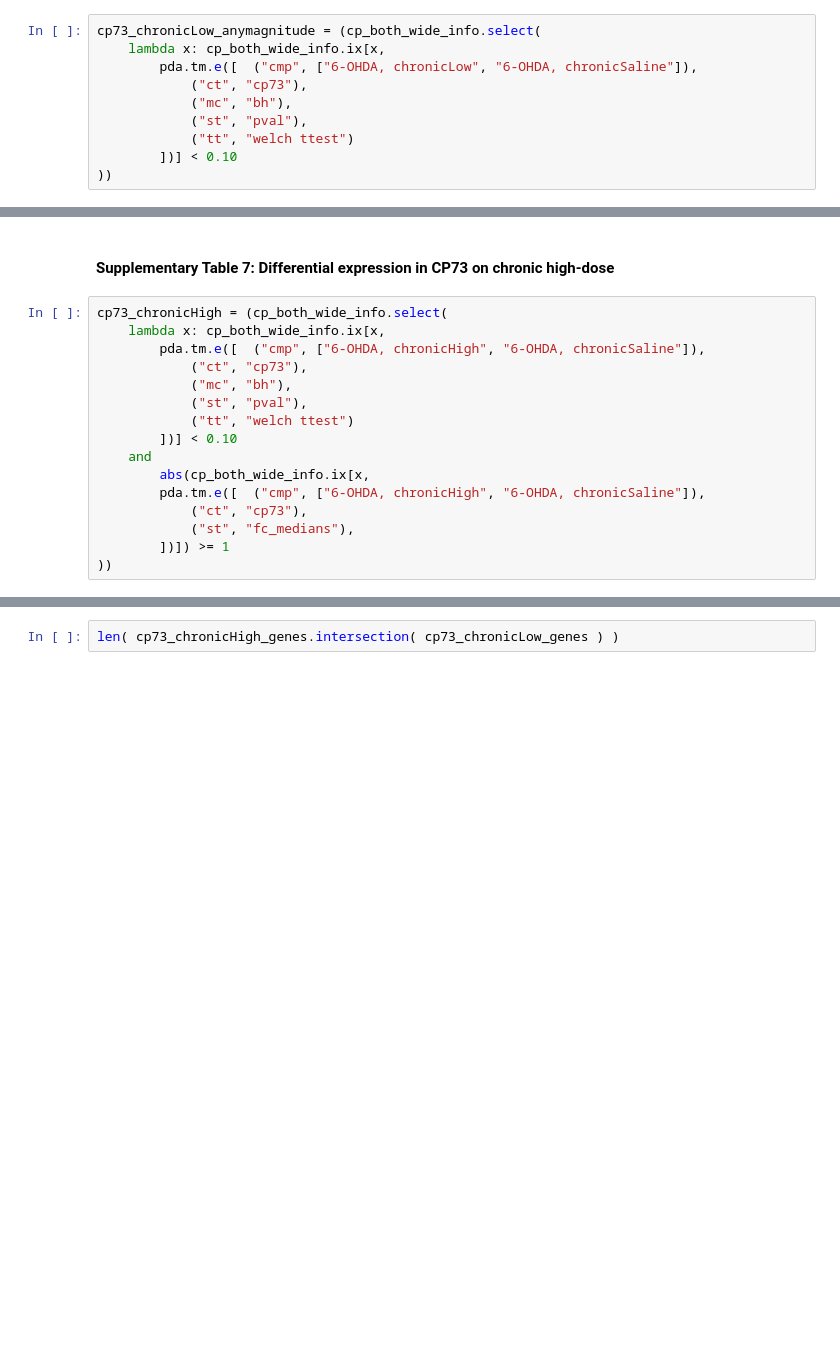
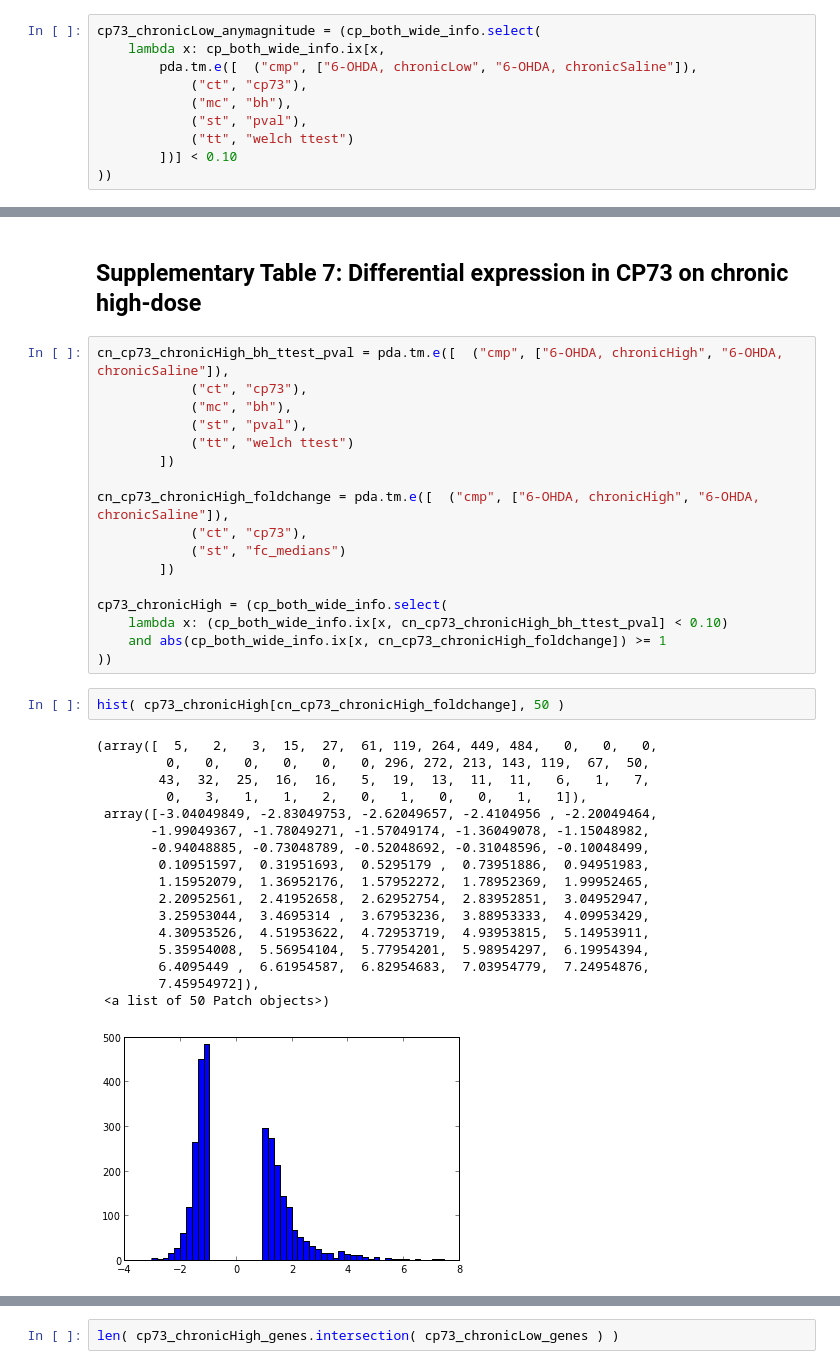
Before and after one commit to aheilbut/pdmouse, a Jupyter notebook: py/pd_supp_tables.ipynb, the cells around one changed output, grey strips where cells are left out. Saved outputs shown, nothing was run; the diff lists cells and outputs as text; blank space fills up the shorter version.

```diff
--- a/py/pd_supp_tables.ipynb
+++ b/py/pd_supp_tables.ipynb
@@ -195,18 +308,39 @@ cp73_chronicLow_anymagnitude = (cp_both_wide_info.select(
 # %% [markdown]
-#### Supplementary Table 7: Differential expression in CP73 on chronic high-dose
+## Supplementary Table 7: Differential expression in CP73 on chronic high-dose
 # %%
-cp73_chronicHigh = (cp_both_wide_info.select(
-    lambda x: cp_both_wide_info.ix[x,
-        pda.tm.e([  ("cmp", ["6-OHDA, chronicHigh", "6-OHDA, chronicSaline"]),
+cn_cp73_chronicHigh_bh_ttest_pval = pda.tm.e([  ("cmp", ["6-OHDA, chronicHigh", "6-OHDA, chronicSaline"]),
             ("ct", "cp73"),
             ("mc", "bh"),
             ("st", "pval"),
             ("tt", "welch ttest")
-        ])] < 0.10
-    and
-        abs(cp_both_wide_info.ix[x,
-        pda.tm.e([  ("cmp", ["6-OHDA, chronicHigh", "6-OHDA, chronicSaline"]),
+        ])
+
+cn_cp73_chronicHigh_foldchange = pda.tm.e([  ("cmp", ["6-OHDA, chronicHigh", "6-OHDA, chronicSaline"]),
             ("ct", "cp73"),
-            ("st", "fc_medians"),
-        ])]) >= 1
+            ("st", "fc_medians")
+        ])
+
+cp73_chronicHigh = (cp_both_wide_info.select(
+    lambda x: (cp_both_wide_info.ix[x, cn_cp73_chronicHigh_bh_ttest_pval] < 0.10)
+    and abs(cp_both_wide_info.ix[x, cn_cp73_chronicHigh_foldchange]) >= 1
 ))
+# %%
+hist( cp73_chronicHigh[cn_cp73_chronicHigh_foldchange], 50 )
+# %% [output]
+(array([  5,   2,   3,  15,  27,  61, 119, 264, 449, 484,   0,   0,   0,
+         0,   0,   0,   0,   0,   0, 296, 272, 213, 143, 119,  67,  50,
+        43,  32,  25,  16,  16,   5,  19,  13,  11,  11,   6,   1,   7,
+         0,   3,   1,   1,   2,   0,   1,   0,   0,   1,   1]),
+ array([-3.04049849, -2.83049753, -2.62049657, -2.4104956 , -2.20049464,
+       -1.99049367, -1.78049271, -1.57049174, -1.36049078, -1.15048982,
+       -0.94048885, -0.73048789, -0.52048692, -0.31048596, -0.10048499,
+        0.10951597,  0.31951693,  0.5295179 ,  0.73951886,  0.94951983,
+        1.15952079,  1.36952176,  1.57952272,  1.78952369,  1.99952465,
+        2.20952561,  2.41952658,  2.62952754,  2.83952851,  3.04952947,
+        3.25953044,  3.4695314 ,  3.67953236,  3.88953333,  4.09953429,
+        4.30953526,  4.51953622,  4.72953719,  4.93953815,  5.14953911,
+        5.35954008,  5.56954104,  5.77954201,  5.98954297,  6.19954394,
+        6.4095449 ,  6.61954587,  6.82954683,  7.03954779,  7.24954876,
+        7.45954972]),
+ <a list of 50 Patch objects>)
+[figure, added]
```
Also changed, not shown: parts of 88 cells of this notebook, 2 other files.
